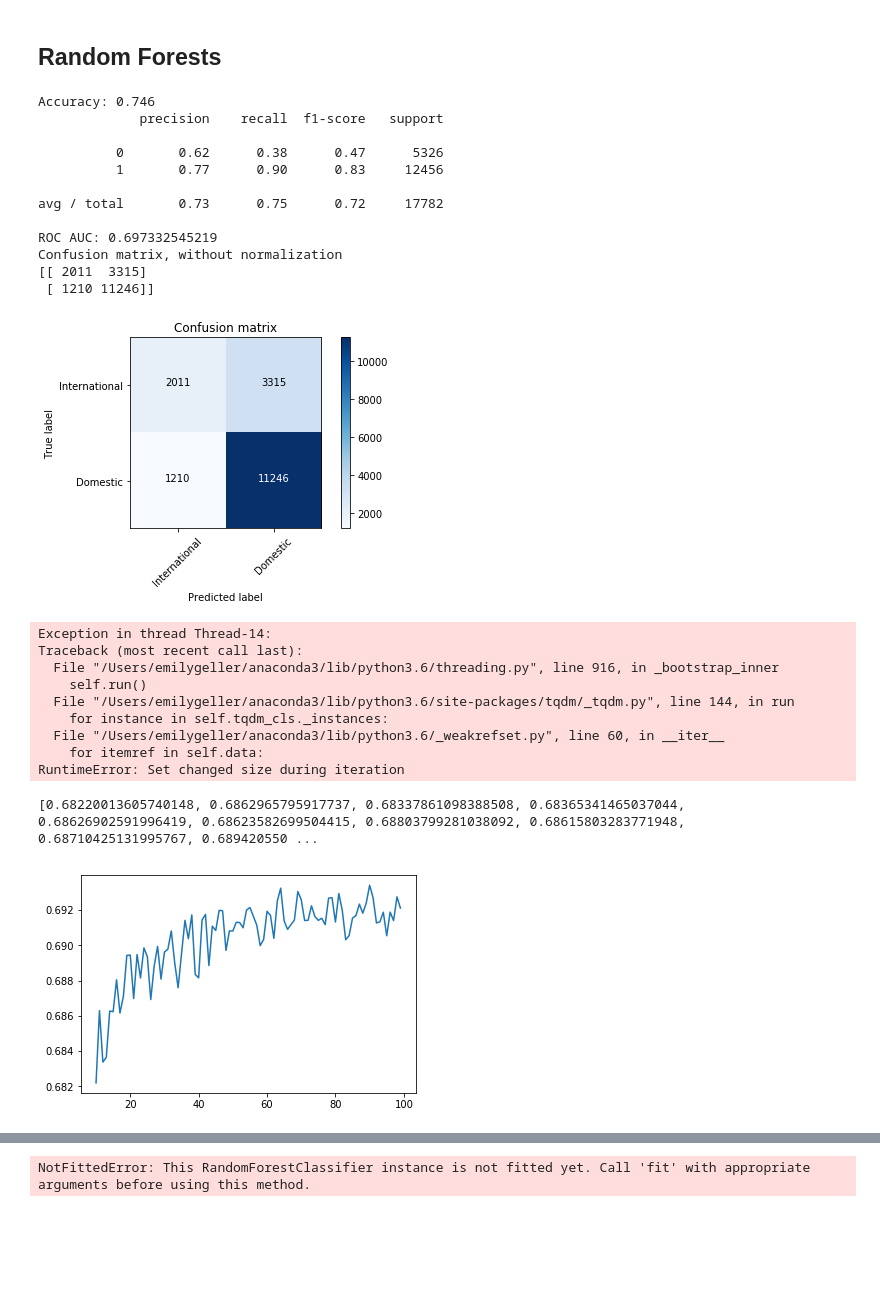
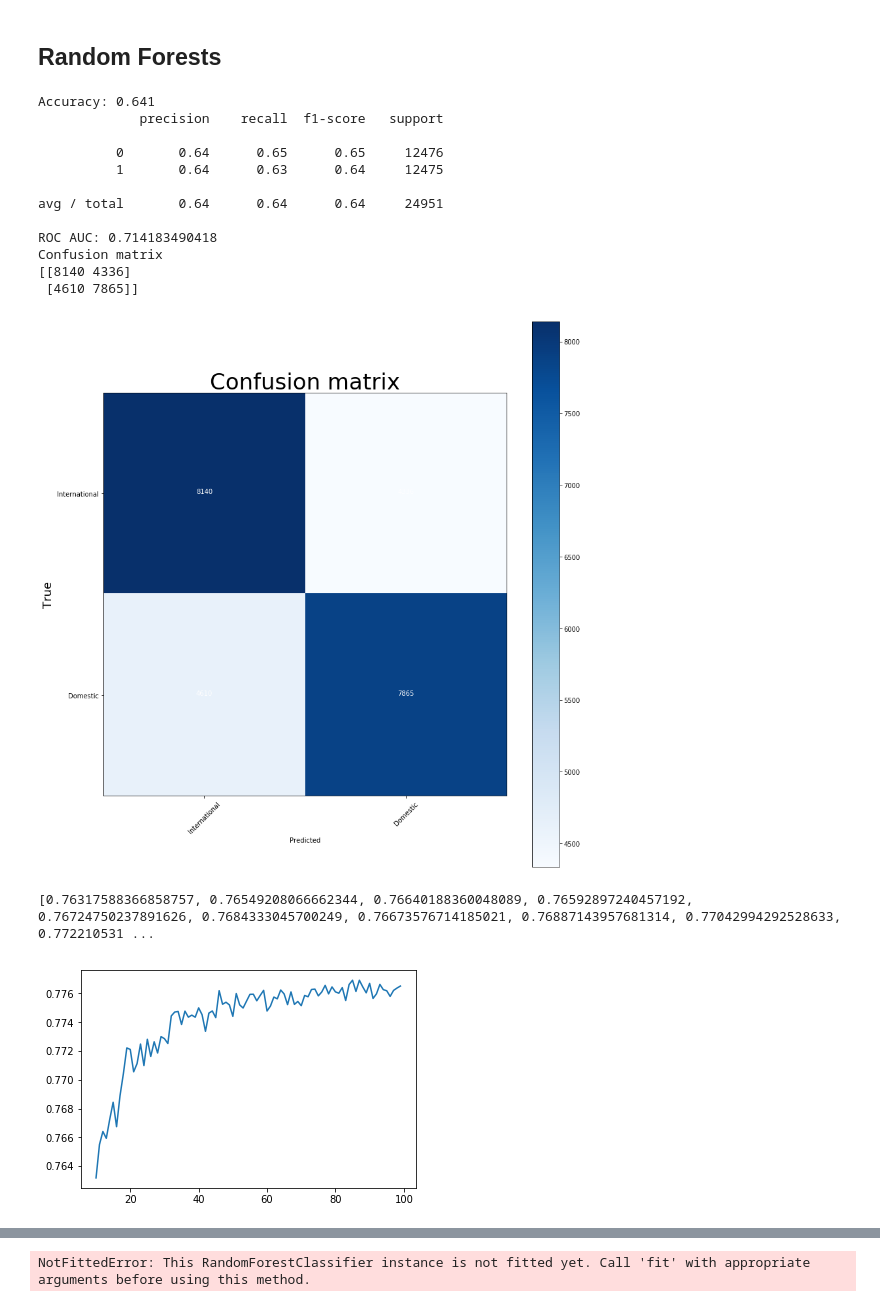
Before and after one commit to emilyageller/Geller_Metis, a Jupyter notebook: Project 3/Project3_Part3_modeling-latest.ipynb, the cells around one changed output, grey strips where cells are left out. Drawn from its saved outputs; the diff is of its cells as text; code cells hidden in the pictures; blank space fills up the shorter version.

```diff
--- a/Project 3/Project3_Part3_modeling-latest.ipynb
+++ b/Project 3/Project3_Part3_modeling-latest.ipynb
@@ -78,7 +80,7 @@ Name: US, dtype: int64
 y_upsampled = users_upsampled['US']
 users_upsampled = users_upsampled.drop('US', axis = 1)
 # %%
-xtrain, xtest, ytrain, ytest = train_test_split(users_upsampled, y_upsampled, test_size=0.2,stratify = y)#, random_state = 1234)
+xtrain, xtest, ytrain, ytest = train_test_split(users_upsampled, y_upsampled, test_size=0.2,stratify = y_upsampled)#, random_state = 1234)
 # %%
 ytest.value_counts()
 # %% [output]
@@ -132,9 +141,9 @@ k_range = list(range(1,31))
 k_auc = []
 for k in tqdm(k_range):
     knn = KNeighborsClassifier(n_neighbors = k)
-    knn.fit(xtrain_norm, ytrain_norm)
+    knn.fit(xtrain_norm, ytrain)
     y_score = knn.predict_proba(xtest_norm)[:,1]
-    fpr, tpr,_ = roc_curve(ytest_norm, y_score)
+    fpr, tpr,_ = roc_curve(ytest, y_score)
     roc_auc = auc(fpr, tpr)
     k_auc.append(roc_auc)
 print(k_auc)
@@ -152,5 +157,5 @@ np.argmax(np.array(k_auc))
 # %%
-knn = KNeighborsClassifier(n_neighbors=16)
+knn = KNeighborsClassifier(n_neighbors=15)
 knn.fit(xtrain_norm, ytrain)
 y_pred = knn.predict(xtest_norm)
 y_score = knn.predict_proba(xtest_norm)[:,1]
@@ -159,6 +164,6 @@ roc_auc = auc(fpr, tpr)
 
 print("Accuracy: %.3f"% metrics.accuracy_score(ytest, knn.predict(xtest_norm)))
 print(metrics.classification_report(ytest, knn.predict(xtest_norm)))
-print(metrics.confusion_matrix(ytest,knn.predict(xtest_norm)))
+plot_confusion_matrix(confusion_matrix(ytest,y_pred), ['International', 'Domestic'])
 print('ROC AUC:', roc_auc)
 # %% [output]
@@ -308,31 +321,31 @@ ROC AUC: 0.535767260885
 # %% [markdown]
 ## Random Forests
 # %%
-rf = RandomForestClassifier(n_estimators = 80)# class_weight = 'balanced')
+rf = RandomForestClassifier(max_depth = 20,n_estimators = 40)# class_weight = 'balanced')
 rf.fit(xtrain, ytrain)
 y_pred = rf.predict(xtest)
 y_score = rf.predict_proba(xtest)[:,1]
 fpr, tpr,_ = roc_curve(ytest, y_score)
 roc_auc = auc(fpr, tpr)
 
 print("Accuracy: %.3f"% metrics.accuracy_score(ytest, rf.predict(xtest)))
 print(metrics.classification_report(ytest, rf.predict(xtest)))
 print('ROC AUC:', roc_auc)
 plot_confusion_matrix(confusion_matrix(ytest,y_pred), ['International', 'Domestic'])
 # %% [output]
-Accuracy: 0.746
+Accuracy: 0.641
              precision    recall  f1-score   support
 
-          0       0.62      0.38      0.47      5326
-          1       0.77      0.90      0.83     12456
+          0       0.64      0.65      0.65     12476
+          1       0.64      0.63      0.64     12475
 
-avg / total       0.73      0.75      0.72     17782
+avg / total       0.64      0.64      0.64     24951
 
-ROC AUC: 0.697332545219
-Confusion matrix, without normalization
-[[ 2011  3315]
- [ 1210 11246]]
+ROC AUC: 0.714183490418
+Confusion matrix
+[[8140 4336]
+ [4610 7865]]
-[figure, old version]
+[figure, new version]
 # %%
 n_range = list(range(10,100))
 n_up_auc = []
@@ -345,21 +358,12 @@ for n in tqdm(n_range):
     n_up_auc.append(roc_auc)
 print(n_up_auc)
 # %% [output]
-Exception in thread Thread-14:
-Traceback (most recent call last):
-  File "/Users/emilygeller/anaconda3/lib/python3.6/threading.py", line 916, in _bootstrap_inner
-    self.run()
-  File "/Users/emilygeller/anaconda3/lib/python3.6/site-packages/tqdm/_tqdm.py", line 144, in run
-    for instance in self.tqdm_cls._instances:
-  File "/Users/emilygeller/anaconda3/lib/python3.6/_weakrefset.py", line 60, in __iter__
-    for itemref in self.data:
-RuntimeError: Set changed size during iteration
+[0.76317588366858757, 0.76549208066662344, 0.76640188360048089, 0.76592897240457192, 0.76724750237891626, 0.7684333045700249, 0.76673576714185021, 0.76887143957681314, 0.77042994292528633, 0.772210531 ...
-[0.68220013605740148, 0.6862965795917737, 0.68337861098388508, 0.68365341465037044, 0.68626902591996419, 0.68623582699504415, 0.68803799281038092, 0.68615803283771948, 0.68710425131995767, 0.689420550 ...
 # %%
 plt.plot(n_range, n_up_auc)
 plt.savefig('n_up_auc')
 # %% [output]
-[figure, old version]
+[figure, new version]
 # %%
 np.argmax(np.array(n_up_auc))
 # %% [output]
```
Also changed, not shown: parts of 33 cells of this notebook, 7 other files.
